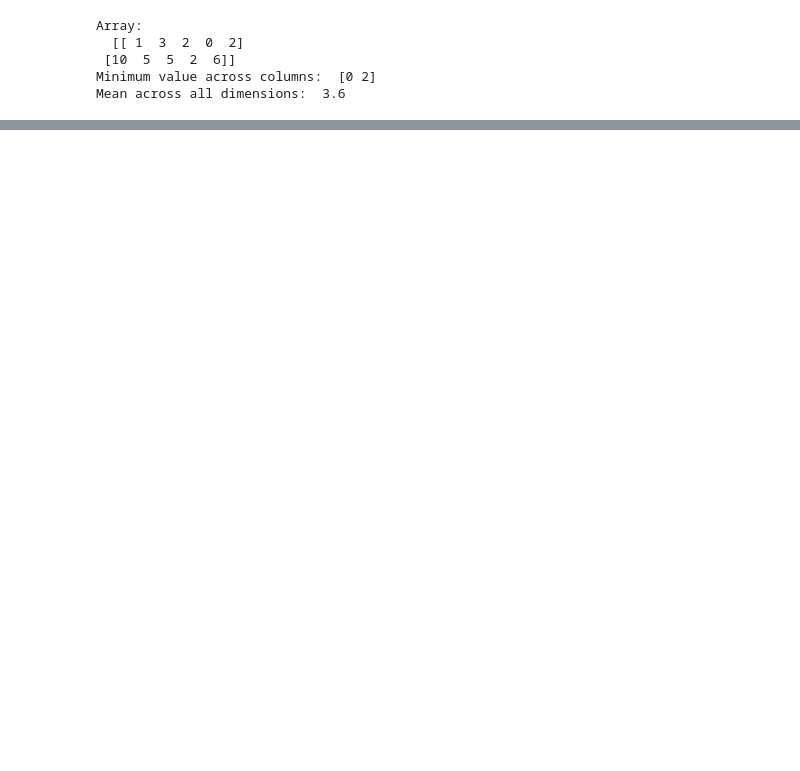
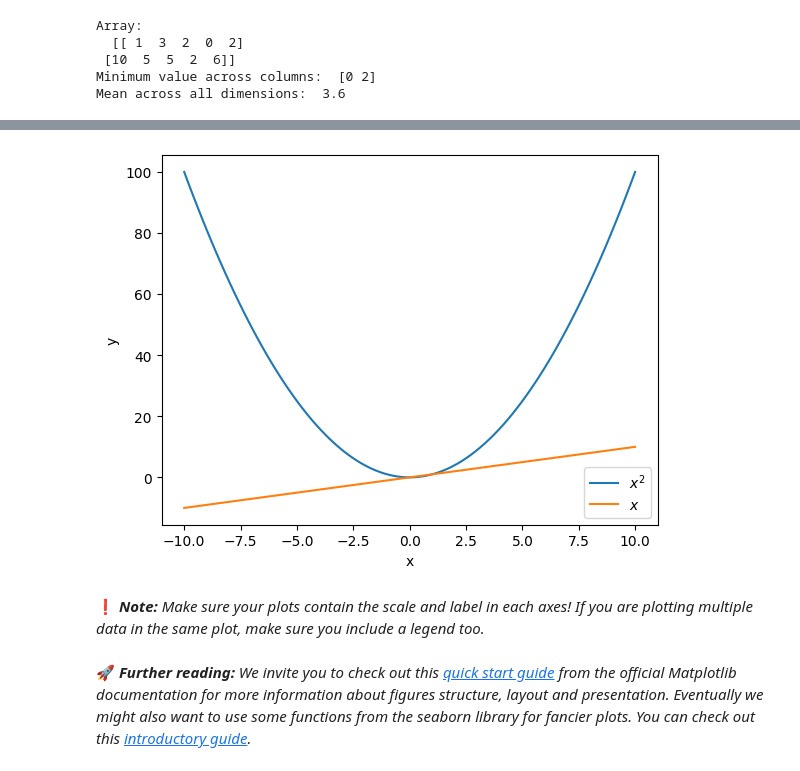
Before and after one commit to amonroym99/uva-applied-ml, a Jupyter notebook: docs/notebooks/0_python.ipynb, the cells around one changed output, grey strips where cells are left out. Cells and saved outputs as stored; diff of their text form; code cells hidden in the pictures; blank space fills up the shorter version.

Commit message:
Tutorials weeks 1 and 2 done

```diff
--- a/docs/notebooks/0_python.ipynb
+++ b/docs/notebooks/0_python.ipynb
@@ -442,0 +562,27 @@ print("Mean ")
+# %%
+import matplotlib.pyplot as plt
+
+# Generate x values from 0 to 10
+x = np.linspace(-10, 10, 100)
+
+# Calculate y values for x^2 and log(x)
+y1 = x**2
+y2 = x
+
+# Plot the functions
+plt.plot(x, y1, label='$x^2$')
+plt.plot(x, y2, label='$x$')
+
+# Add labels and legend
+plt.xlabel('x')
+plt.ylabel('y')
+plt.legend()
+
+# Show the plot
+plt.show()
+# %% [output]
+[figure, added]
+# %% [markdown]
+❗️ _**Note:** Make sure your plots contain the scale and label in each axes! If you are plotting multiple data in the same plot, make sure you include a legend too._
+# %% [markdown]
+🚀 _**Further reading:** We invite you to check out this [quick start guide](https://matplotlib.org/stable/users/explain/quick_start.html) from the official Matplotlib documentation for more information about figures structure, layout and presentation. Eventually we might also want to use some functions from the seaborn library for fancier plots. You can check out this [introductory guide](https://seaborn.pydata.org/tutorial/introduction.html)._
```
Also changed, not shown: parts of 62 cells of this notebook, 2 other files.
